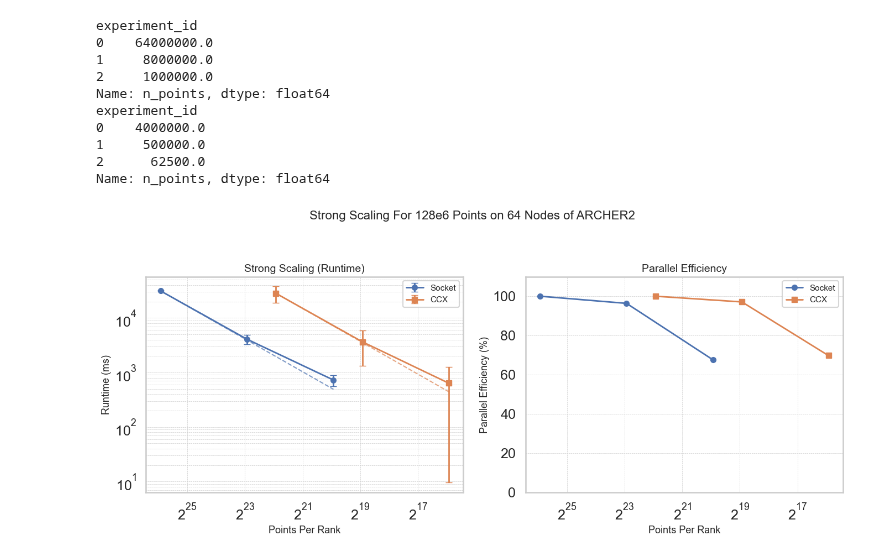
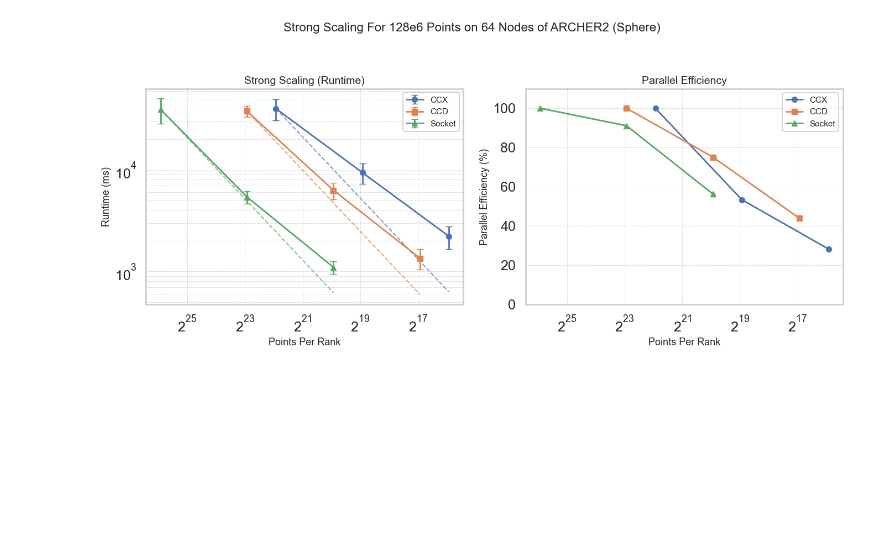
Before and after one commit to bempp/kifmm, a Jupyter notebook: hpc/ijhpca/Strong Scaling.ipynb, the cells around one changed output. Drawn from its saved outputs; the diff is of its cells as text; code cells hidden in the pictures; blank space fills up the shorter version.

```diff
--- a/hpc/ijhpca/Strong Scaling.ipynb
+++ b/hpc/ijhpca/Strong Scaling.ipynb
@@ -14,9 +28,9 @@ weak_fft_n=4096000000_p=512_points_per_rank=500000_distribution=sphere_11248787
 # %%
-df0 = pd.read_csv('data/uniform/strong_fft_n=128000000_p=64_11077776/strong_fft_n=128000000_p=64_11077776.csv')
-df1 = pd.read_csv('data/uniform/strong_fft_n=128000000_p=64_11077778/strong_fft_n=128000000_p=64_11077778.csv')
-df2 = pd.read_csv('data/uniform/strong_fft_n=128000000_p=64_11079093/strong_fft_n=128000000_p=64_11079093.csv')
+df0 = pd.read_csv('data/full/strong_fft_n=128000000_p=64_points_per_rank=62500_distribution=uniform_11277038.csv')
+df1 = pd.read_csv('data/full/strong_fft_n=128000000_p=64_points_per_rank=125000_distribution=uniform_11277036.csv')
+df2 = pd.read_csv('data/full/strong_fft_n=128000000_p=64_points_per_rank=1000000_distribution=uniform_11278285.csv')
 
-df3 = pd.read_csv('data/sphere/strong_fft_n=128000000_p=64_points_per_rank=1000000_distribution=sphere_11248828/strong_fft_n=128000000_p=64_points_per_rank=1000000_distribution=sphere_11248828.csv')
-df4 = pd.read_csv('data/sphere/strong_fft_n=128000000_p=64_points_per_rank=62500_distribution=sphere_11248825/strong_fft_n=128000000_p=64_points_per_rank=62500_distribution=sphere_11248825.csv')
-# df5 = pd.read_csv('data/sphere/strong_fft_n=128000000_p=64_11079093/strong_fft_n=128000000_p=64_11079093.csv')
+df3 = pd.read_csv('data/full/strong_fft_n=128000000_p=64_points_per_rank=62500_distribution=sphere_11277037.csv')
+df4 = pd.read_csv('data/full/strong_fft_n=128000000_p=64_points_per_rank=125000_distribution=sphere_11277035.csv')
+df5 = pd.read_csv('data/full/strong_fft_n=128000000_p=64_points_per_rank=1000000_distribution=sphere_11277039.csv')
 # %%
@@ -131,14 +204,4 @@ Name: n_points, dtype: float64
 # %%
-strong_scaling([df3,df4], names=["Socket", "CCX","Socket"], title="Strong Scaling For 128e6 Points on 64 Nodes of ARCHER2")
+strong_scaling([df3,df4,df5], names=["CCX", "CCD","Socket"], title="Strong Scaling For 128e6 Points on 64 Nodes of ARCHER2 (Sphere)", stat='max', y_scale='log')
 # %% [output]
-experiment_id
-0    64000000.0
-1     8000000.0
-2     1000000.0
-Name: n_points, dtype: float64
-experiment_id
-0    4000000.0
-1     500000.0
-2      62500.0
-Name: n_points, dtype: float64
-[figure, old version]
+[figure, new version]
```
Also changed, not shown: parts of 8 cells of this notebook, 7 other files.
